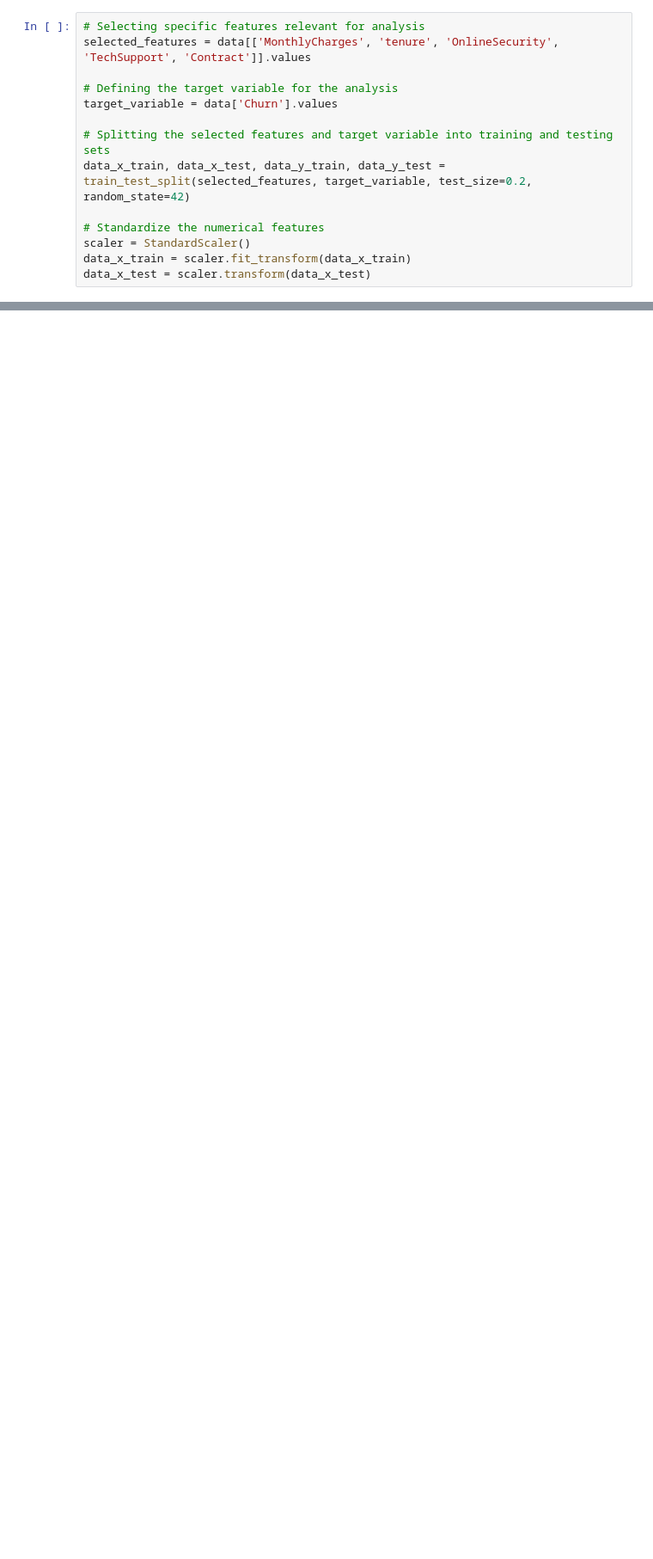
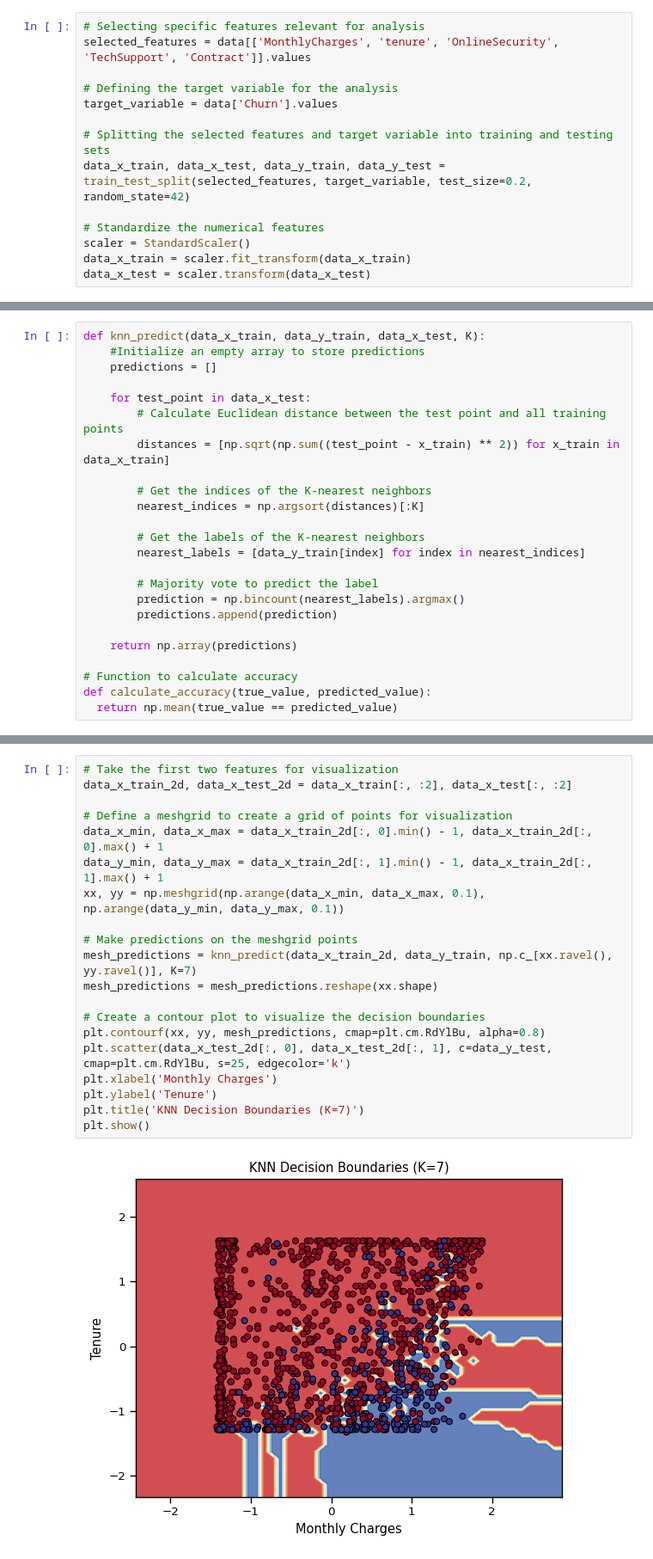
Before and after one commit to Shrestha-Dipesh/ML-Final-Project, a Jupyter notebook: ML_Final_Project.ipynb, the cells around one changed output, grey strips where cells are left out. Shown at 86% size. Drawn from its saved outputs; the diff is of its cells as text; blank space fills up the shorter version.

```diff
--- a/ML_Final_Project.ipynb
+++ b/ML_Final_Project.ipynb
@@ -823,0 +830,24 @@ data_x_test = scaler.transform(data_x_test)
+# %%
+def knn_predict(data_x_train, data_y_train, data_x_test, K):
+    #Initialize an empty array to store predictions
+    predictions = []
+
+    for test_point in data_x_test:
+        # Calculate Euclidean distance between the test point and all training points
+        distances = [np.sqrt(np.sum((test_point - x_train) ** 2)) for x_train in data_x_train]
+
+        # Get the indices of the K-nearest neighbors
+        nearest_indices = np.argsort(distances)[:K]
+
+        # Get the labels of the K-nearest neighbors
+        nearest_labels = [data_y_train[index] for index in nearest_indices]
+
+        # Majority vote to predict the label
+        prediction = np.bincount(nearest_labels).argmax()
+        predictions.append(prediction)
+
+    return np.array(predictions)
+
+# Function to calculate accuracy
+def calculate_accuracy(true_value, predicted_value):
+  return np.mean(true_value == predicted_value)
@@ -823,0 +896,22 @@ data_x_test = scaler.transform(data_x_test)
+# %%
+# Take the first two features for visualization
+data_x_train_2d, data_x_test_2d = data_x_train[:, :2], data_x_test[:, :2]
+
+# Define a meshgrid to create a grid of points for visualization
+data_x_min, data_x_max = data_x_train_2d[:, 0].min() - 1, data_x_train_2d[:, 0].max() + 1
+data_y_min, data_y_max = data_x_train_2d[:, 1].min() - 1, data_x_train_2d[:, 1].max() + 1
+xx, yy = np.meshgrid(np.arange(data_x_min, data_x_max, 0.1), np.arange(data_y_min, data_y_max, 0.1))
+
+# Make predictions on the meshgrid points
+mesh_predictions = knn_predict(data_x_train_2d, data_y_train, np.c_[xx.ravel(), yy.ravel()], K=7)
+mesh_predictions = mesh_predictions.reshape(xx.shape)
+
+# Create a contour plot to visualize the decision boundaries
+plt.contourf(xx, yy, mesh_predictions, cmap=plt.cm.RdYlBu, alpha=0.8)
+plt.scatter(data_x_test_2d[:, 0], data_x_test_2d[:, 1], c=data_y_test, cmap=plt.cm.RdYlBu, s=25, edgecolor='k')
+plt.xlabel('Monthly Charges')
+plt.ylabel('Tenure')
+plt.title('KNN Decision Boundaries (K=7)')
+plt.show()
+# %% [output]
+[figure, added]
```
Also changed, not shown: parts of 6 cells of this notebook.
